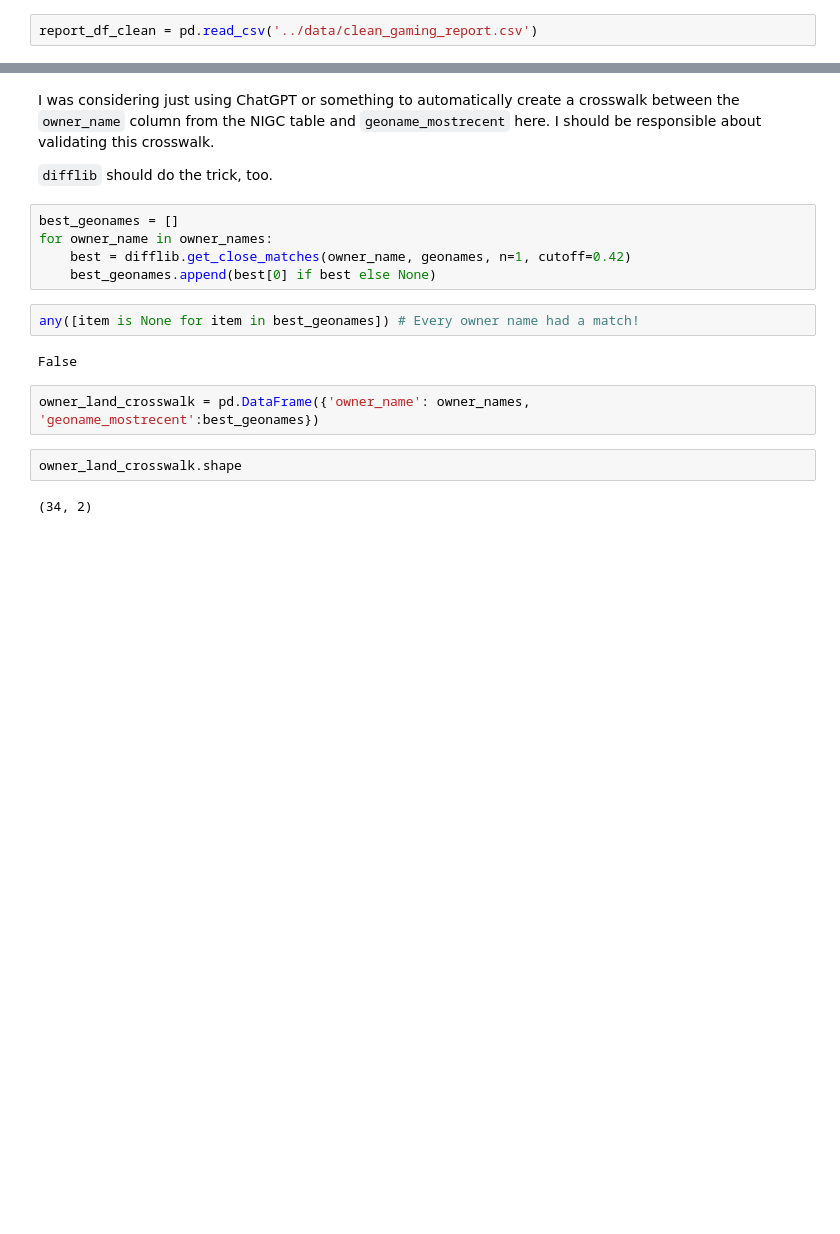
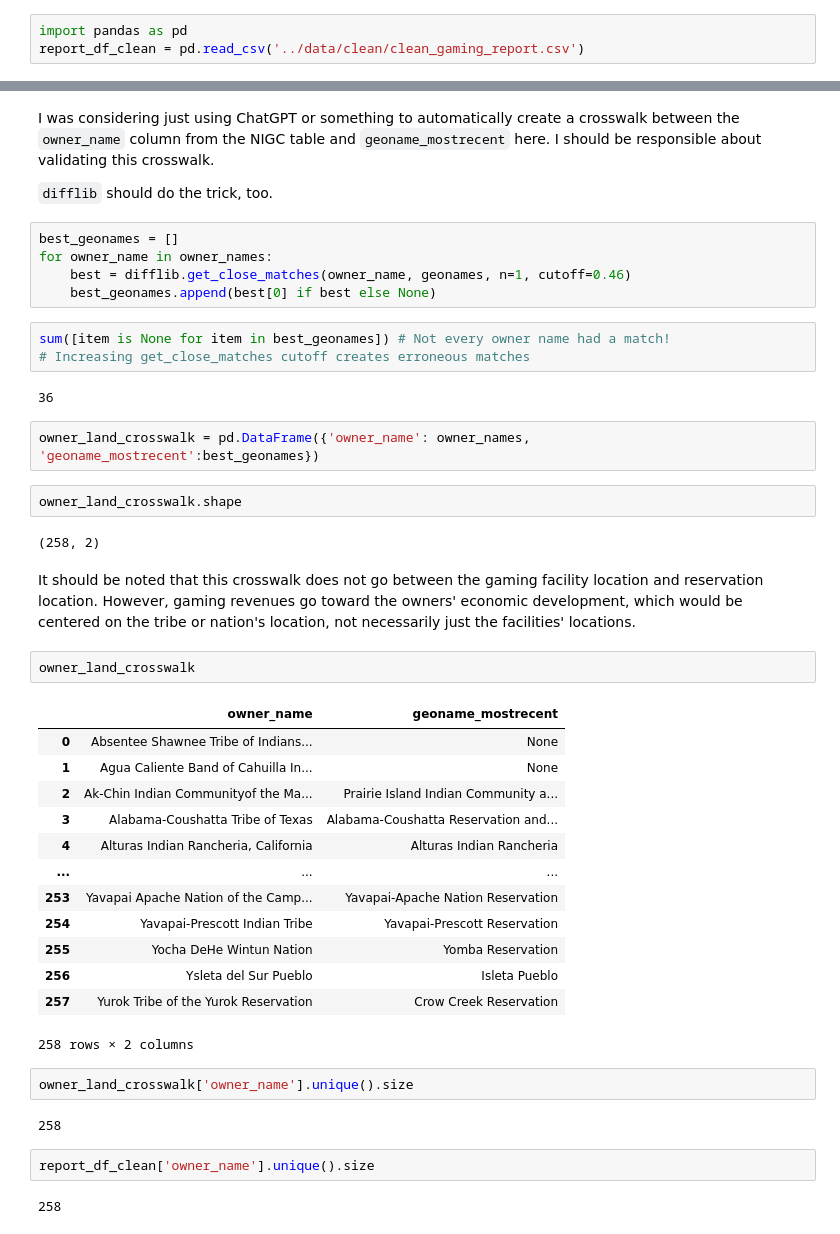
Before and after one commit to hnmns/Static-Visualization-Project, a Jupyter notebook: cleaning/NIGC_and_native_econ_trends_cleaning.ipynb, the cells around one changed output, grey strips where cells are left out. Cells and saved outputs as stored; diff of their text form; blank space fills up the shorter version.

Commit message:
Cleaning NIGC fixed; verifying crosswalk

```diff
--- a/cleaning/NIGC_and_native_econ_trends_cleaning.ipynb
+++ b/cleaning/NIGC_and_native_econ_trends_cleaning.ipynb
@@ -201,7 +249,8 @@ report_df_clean.rename(columns={'0':'owner_name'}, inplace=True)
 # %% [markdown]
 ### Load from here
 # %%
-report_df_clean = pd.read_csv('../data/clean_gaming_report.csv')
+import pandas as pd
+report_df_clean = pd.read_csv('../data/clean/clean_gaming_report.csv')
 # %%
 owner_names = report_df_clean['owner_name'].unique().tolist()
 # %% [markdown]
@@ -228,15 +277,42 @@ I was considering just using ChatGPT or something to automatically create a cros
 # %%
 best_geonames = []
 for owner_name in owner_names:
-    best = difflib.get_close_matches(owner_name, geonames, n=1, cutoff=0.42)
+    best = difflib.get_close_matches(owner_name, geonames, n=1, cutoff=0.46)
     best_geonames.append(best[0] if best else None)
 # %%
-any([item is None for item in best_geonames]) # Every owner name had a match!
+sum([item is None for item in best_geonames]) # Not every owner name had a match!
+# Increasing get_close_matches cutoff creates erroneous matches
 # %% [output]
-False
+36
 # %%
 owner_land_crosswalk = pd.DataFrame({'owner_name': owner_names, 'geoname_mostrecent':best_geonames})
 # %%
 owner_land_crosswalk.shape
 # %% [output]
-(34, 2)
+(258, 2)
+# %% [markdown]
+It should be noted that this crosswalk does not go between the gaming facility location and reservation location. However, gaming revenues go toward the owners' economic development, which would be centered on the tribe or nation's location, not necessarily just the facilities' locations.
+# %%
+owner_land_crosswalk
+# %% [output]
+|  | owner_name | geoname_mostrecent |
+| 0 | Absentee Shawnee Tribe of Indians... | None |
+| 1 | Agua Caliente Band of Cahuilla In... | None |
+| 2 | Ak-Chin Indian Communityof the Ma... | Prairie Island Indian Community a... |
+| 3 | Alabama-Coushatta Tribe of Texas | Alabama-Coushatta Reservation and... |
+| 4 | Alturas Indian Rancheria, California | Alturas Indian Rancheria |
+| ... | ... | ... |
+| 253 | Yavapai Apache Nation of the Camp... | Yavapai-Apache Nation Reservation |
+| 254 | Yavapai-Prescott Indian Tribe | Yavapai-Prescott Reservation |
+| 255 | Yocha DeHe Wintun Nation | Yomba Reservation |
+| 256 | Ysleta del Sur Pueblo | Isleta Pueblo |
+| 257 | Yurok Tribe of the Yurok Reservation | Crow Creek Reservation |
+258 rows × 2 columns
+# %%
+owner_land_crosswalk['owner_name'].unique().size
+# %% [output]
+258
+# %%
+report_df_clean['owner_name'].unique().size
+# %% [output]
+258
```
Also changed, not shown: parts of 44 cells of this notebook, 10 other files.
